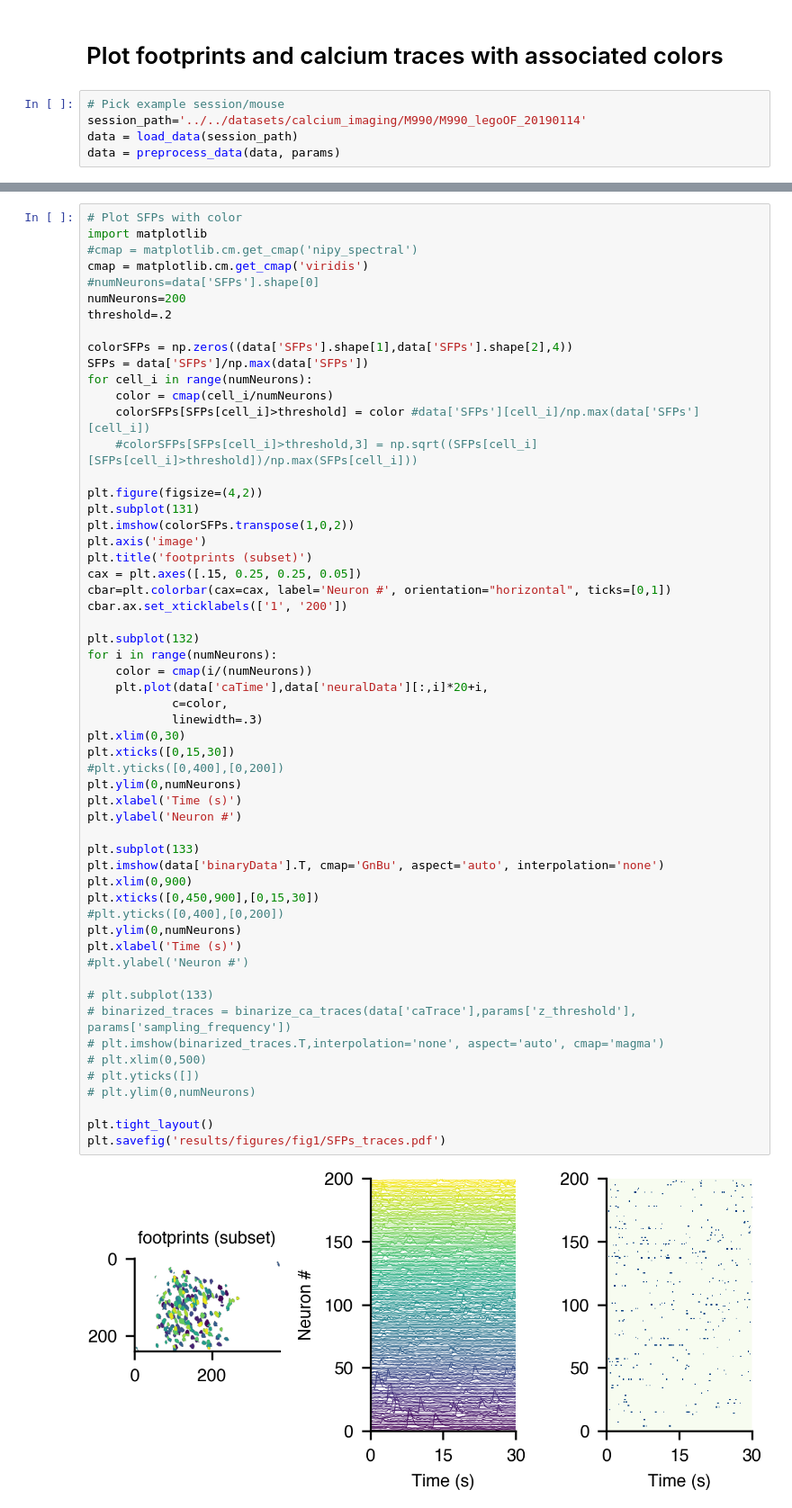
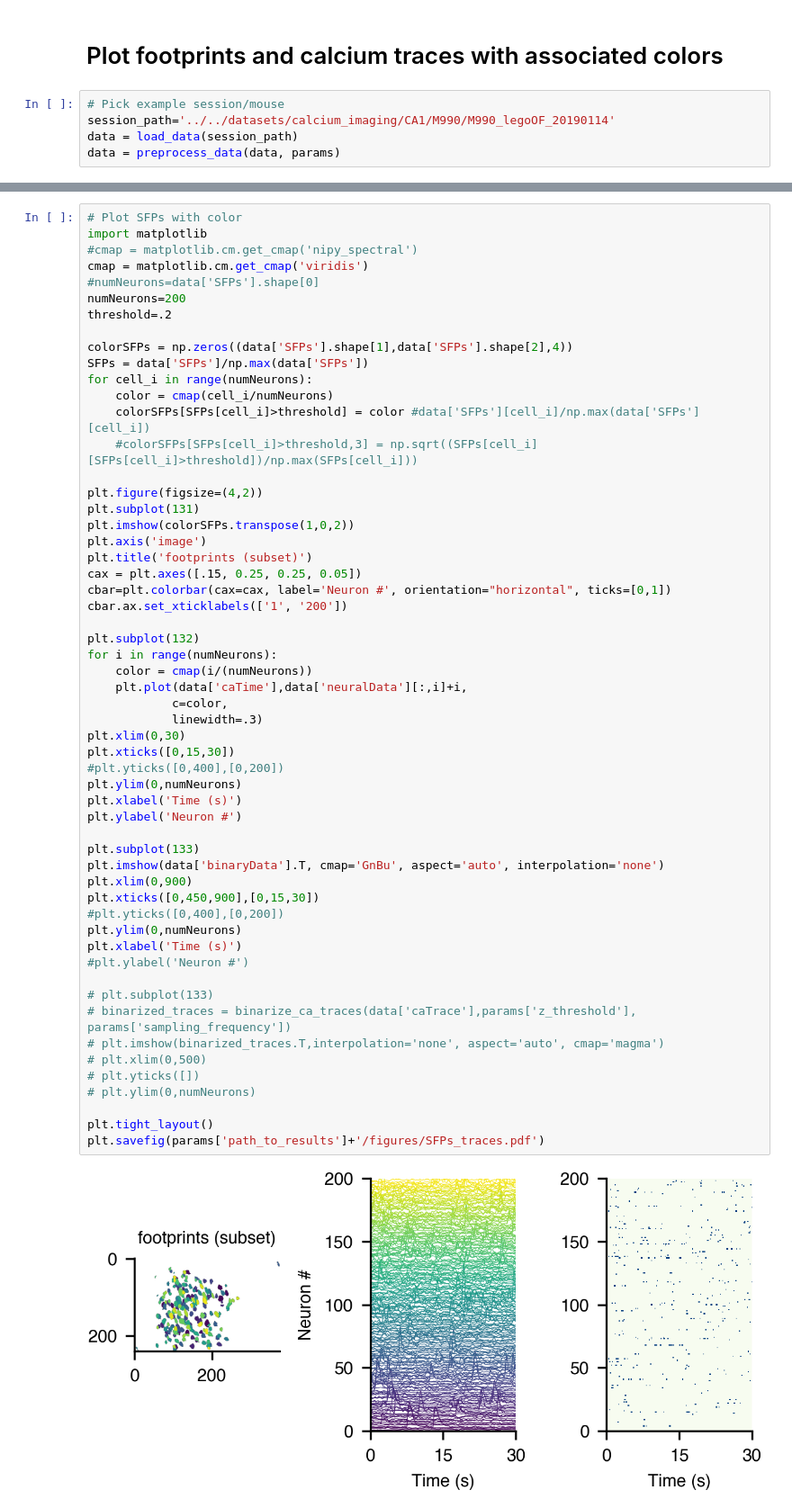
Before and after one commit to etterguillaume/PyCaAn, a Jupyter notebook: plot_introduction.ipynb, the cells around one changed output, grey strips where cells are left out. Shown at 90% size. Cells and saved outputs as stored; diff of their text form.

```diff
--- a/plot_introduction.ipynb
+++ b/plot_introduction.ipynb
@@ -17,7 +17,7 @@ with open('params.yaml','r') as file:
 # Plot footprints and calcium traces with associated colors
 # %%
 # Pick example session/mouse
-session_path='../../datasets/calcium_imaging/M990/M990_legoOF_20190114'
+session_path='../../datasets/calcium_imaging/CA1/M990/M990_legoOF_20190114'
 data = load_data(session_path)
 data = preprocess_data(data, params)
 # %%
@@ -58,33 +58,33 @@ cbar.ax.set_xticklabels(['1', '200'])
 plt.subplot(132)
 for i in range(numNeurons):
     color = cmap(i/(numNeurons))
-    plt.plot(data['caTime'],data['neuralData'][:,i]*20+i,
+    plt.plot(data['caTime'],data['neuralData'][:,i]+i,
             c=color,
             linewidth=.3)
 plt.xlim(0,30)
 plt.xticks([0,15,30])
 #plt.yticks([0,400],[0,200])
 plt.ylim(0,numNeurons)
 plt.xlabel('Time (s)')
 plt.ylabel('Neuron #')
 
 plt.subplot(133)
 plt.imshow(data['binaryData'].T, cmap='GnBu', aspect='auto', interpolation='none')
 plt.xlim(0,900)
 plt.xticks([0,450,900],[0,15,30])
 #plt.yticks([0,400],[0,200])
 plt.ylim(0,numNeurons)
 plt.xlabel('Time (s)')
 #plt.ylabel('Neuron #')
 
 # plt.subplot(133)
 # binarized_traces = binarize_ca_traces(data['caTrace'],params['z_threshold'], params['sampling_frequency'])
 # plt.imshow(binarized_traces.T,interpolation='none', aspect='auto', cmap='magma')
 # plt.xlim(0,500)
 # plt.yticks([])
 # plt.ylim(0,numNeurons)
 
 plt.tight_layout()
-plt.savefig('results/figures/fig1/SFPs_traces.pdf')
+plt.savefig(params['path_to_results']+'/figures/SFPs_traces.pdf')
 # %% [output]
-[figure, old version]
+[figure, new version]
```
Also changed, not shown: parts of 2 cells of this notebook, 1 other file.
